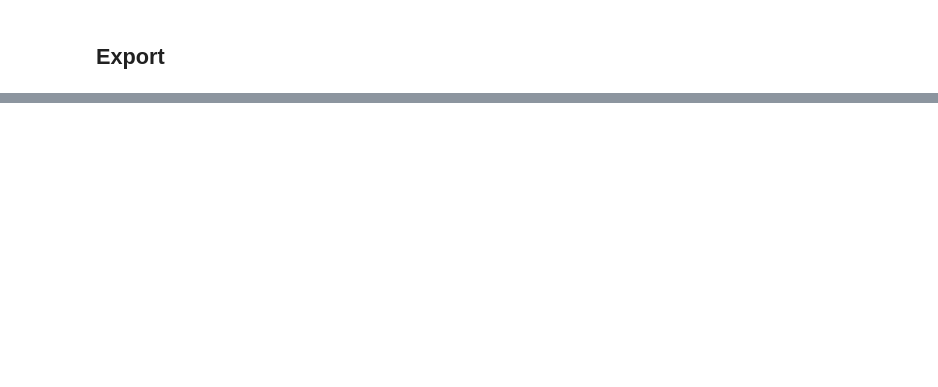
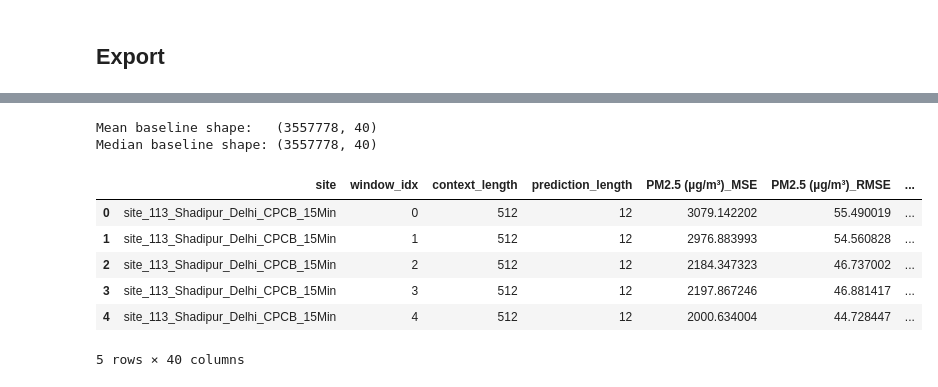
Before and after one commit to Rishi-Bharadwaj/Air-Pollution-Time-Series, a Jupyter notebook: ttm_analysis.ipynb, the cells around one changed output, grey strips where cells are left out. Cells and saved outputs as stored; diff of their text form; code cells hidden in the pictures; blank space fills up the shorter version.

```diff
--- a/ttm_analysis.ipynb
+++ b/ttm_analysis.ipynb
@@ -151,0 +193,80 @@ print(f"Saved {len(metrics_df)} rows → {out_path}")
+# %%
+mean_rows = []
+median_rows = []
+
+# Precompute matching context indices for each of the 12 prediction steps
+# Since 512 % 24 = 8, prediction step j maps to context hour (8+j) % 24
+ctx_idx_per_step = [np.arange((8 + j) % 24, CONTEXT_LENGTH, 24) for j in range(PREDICTION_LENGTH)]
+
+for site_name in tqdm(site_dirs, desc="Computing hourly baselines"):
+    site_path = os.path.join(RESULTS_DIR, site_name)
+
+    # ── Load artefacts ──────────────────────────────────────────────
+    dataset = torch.load(os.path.join(site_path, "dataset.pt"), weights_only=False)
+    with open(os.path.join(site_path, "scaler_params.pkl"), "rb") as f:
+        scaler = pkl.load(f)
+
+    future_vals = dataset["future_values"].numpy()   # (N, 12, C)
+    past_vals   = dataset["past_values"].numpy()      # (N, 512, C)
+
+    mean_  = np.array(scaler["mean_"])
+    scale_ = np.array(scaler["scale_"])
+    target_columns = scaler["target_columns"]
+
+    # ── Inverse-scale ────────────────────────────────────────────────
+    future_inv = inverse_scale(future_vals, mean_, scale_)
+    past_inv   = inverse_scale(past_vals, mean_, scale_)
+
+    N = future_inv.shape[0]
+
+    mean_site = {
+        "site": [site_name] * N, "window_idx": np.arange(N),
+        "context_length": [CONTEXT_LENGTH] * N, "prediction_length": [PREDICTION_LENGTH] * N,
+    }
+    median_site = {
+        "site": [site_name] * N, "window_idx": np.arange(N),
+        "context_length": [CONTEXT_LENGTH] * N, "prediction_length": [PREDICTION_LENGTH] * N,
+    }
+
+    for col_idx, col_name in enumerate(target_columns):
+        a = future_inv[:, :, col_idx]   # (N, 12) — actual
+        c = past_inv[:, :, col_idx]     # (N, 512) — context
+
+        # Build hourly baselines: (N, 12)
+        mean_bl   = np.column_stack([np.mean(c[:, idx], axis=1)   for idx in ctx_idx_per_step])
+        median_bl = np.column_stack([np.median(c[:, idx], axis=1) for idx in ctx_idx_per_step])
+
+        # ── Mean-baseline metrics ────────────────────────────────────
+        mean_site[f"{col_name}_MSE"]   = mse_pw(a, mean_bl)
+        mean_site[f"{col_name}_RMSE"]  = rmse_pw(a, mean_bl)
+        mean_site[f"{col_name}_MAE"]   = mae_pw(a, mean_bl)
+        mean_site[f"{col_name}_MASE"]  = mase_pw(a, mean_bl, c)
+        mean_site[f"{col_name}_MAPE"]  = mape_pw(a, mean_bl)
+        mean_site[f"{col_name}_sMAPE"] = smape_pw(a, mean_bl)
+
+        # ── Median-baseline metrics ──────────────────────────────────
+        median_site[f"{col_name}_MSE"]   = mse_pw(a, median_bl)
+        median_site[f"{col_name}_RMSE"]  = rmse_pw(a, median_bl)
+        median_site[f"{col_name}_MAE"]   = mae_pw(a, median_bl)
+        median_site[f"{col_name}_MASE"]  = mase_pw(a, median_bl, c)
+        median_site[f"{col_name}_MAPE"]  = mape_pw(a, median_bl)
+        median_site[f"{col_name}_sMAPE"] = smape_pw(a, median_bl)
+
+    mean_rows.append(pd.DataFrame(mean_site))
+    median_rows.append(pd.DataFrame(median_site))
+
+mean_baseline_df = pd.concat(mean_rows, ignore_index=True)
+median_baseline_df = pd.concat(median_rows, ignore_index=True)
+print(f"Mean baseline shape:   {mean_baseline_df.shape}")
+print(f"Median baseline shape: {median_baseline_df.shape}")
+mean_baseline_df.head(5)
+# %% [output]
+Mean baseline shape:   (3557778, 40)
+Median baseline shape: (3557778, 40)
+|  | site | window_idx | context_length | prediction_length | PM2.5 (µg/m³)_MSE | PM2.5 (µg/m³)_RMSE | ... |
+| 0 | site_113_Shadipur_Delhi_CPCB_15Min | 0 | 512 | 12 | 3079.142202 | 55.490019 | ... |
+| 1 | site_113_Shadipur_Delhi_CPCB_15Min | 1 | 512 | 12 | 2976.883993 | 54.560828 | ... |
+| 2 | site_113_Shadipur_Delhi_CPCB_15Min | 2 | 512 | 12 | 2184.347323 | 46.737002 | ... |
+| 3 | site_113_Shadipur_Delhi_CPCB_15Min | 3 | 512 | 12 | 2197.867246 | 46.881417 | ... |
+| 4 | site_113_Shadipur_Delhi_CPCB_15Min | 4 | 512 | 12 | 2000.634004 | 44.728447 | ... |
+5 rows × 40 columns
```
Also changed, not shown: parts of 7 cells of this notebook.
